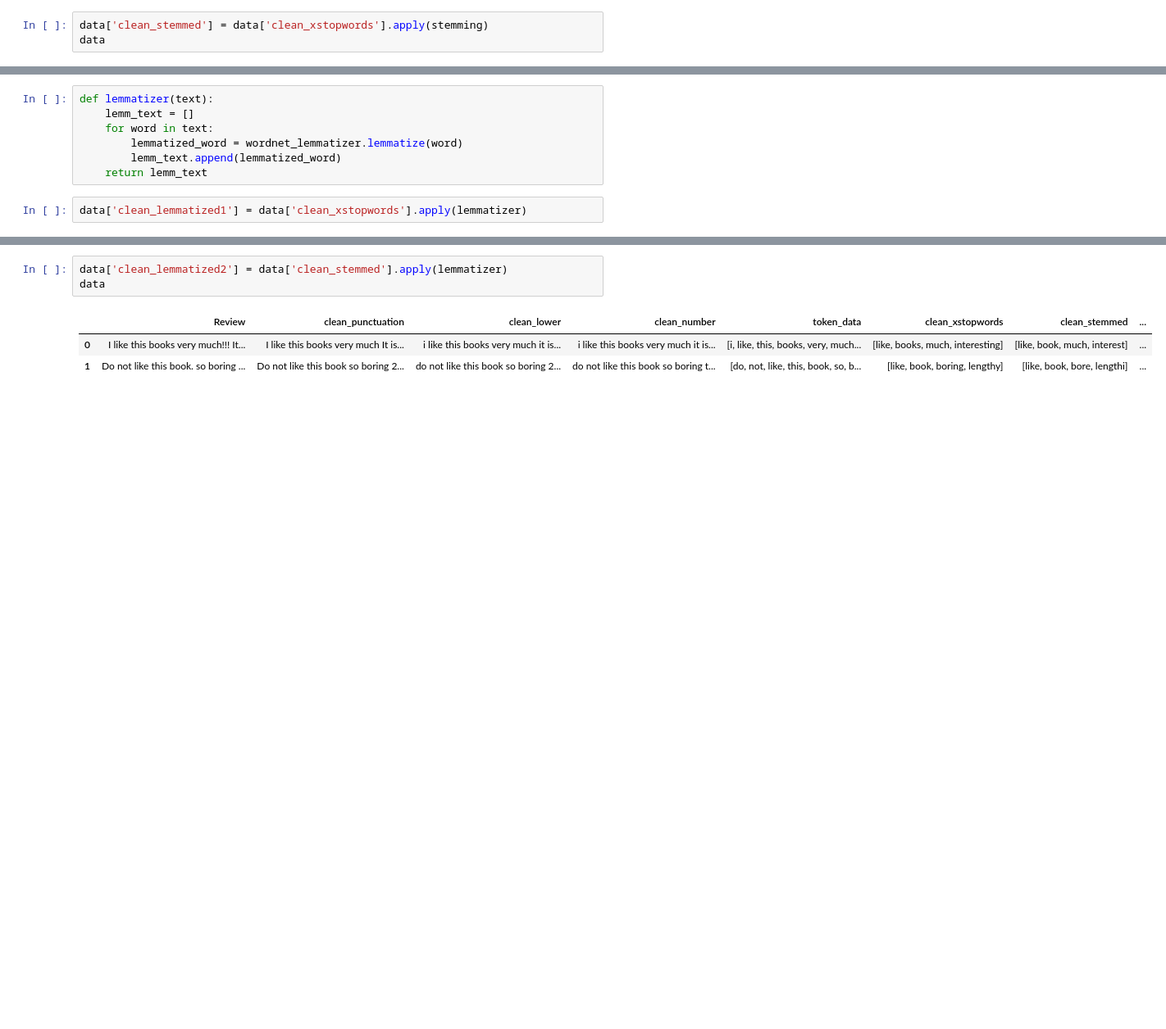
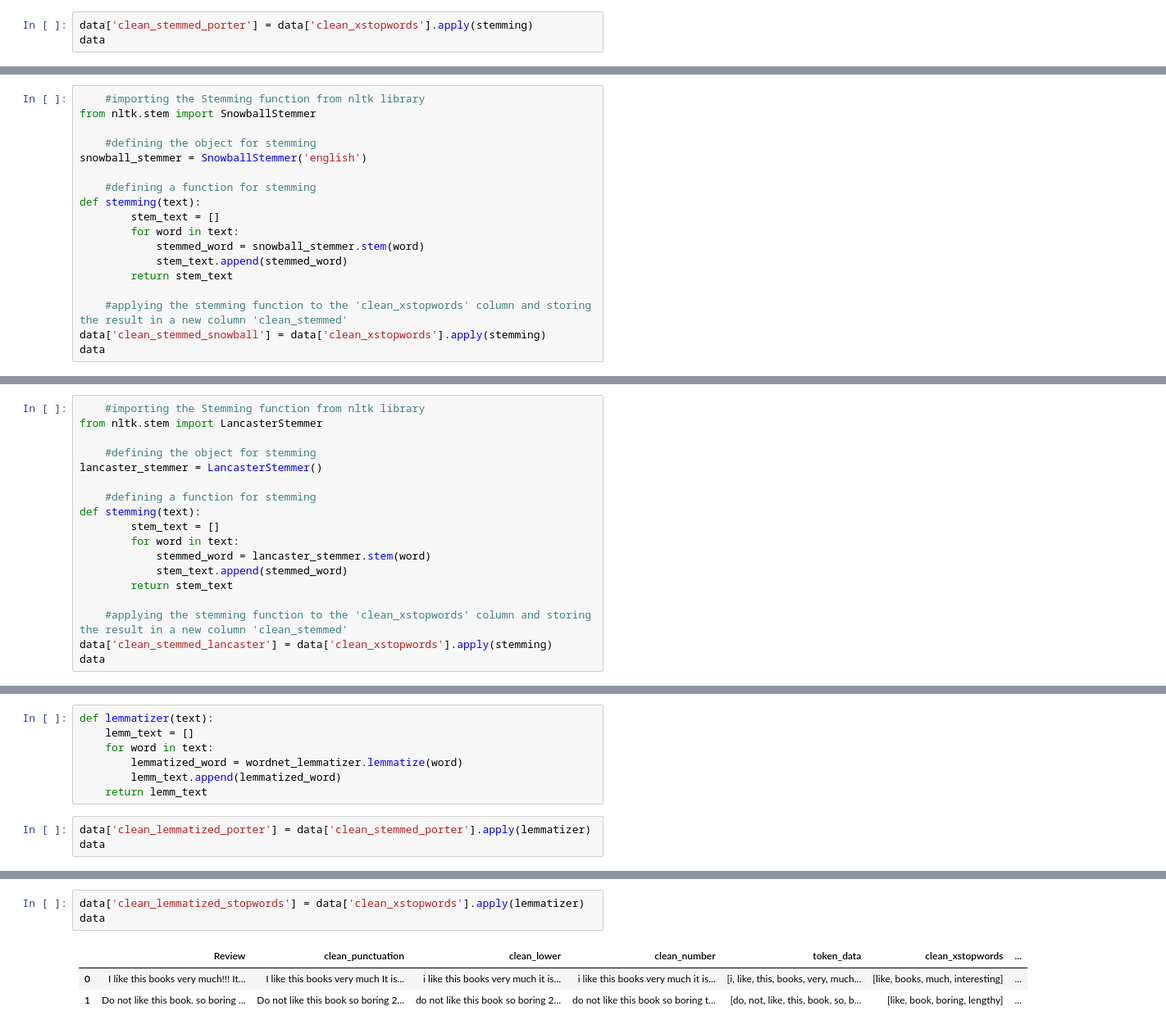
Before and after one commit to alinamnoh/Text-Analytics, a Jupyter notebook: Lab 4 Basic Text Pre-processing 20240319/Lab 4 Basic Text Pre-processing 20240319.ipynb, the cells around one changed output, grey strips where cells are left out. Shown at 82% size. Drawn from its saved outputs; the diff is of its cells as text; blank space fills up the shorter version.

```diff
--- a/Lab 4 Basic Text Pre-processing 20240319/Lab 4 Basic Text Pre-processing 20240319.ipynb
+++ b/Lab 4 Basic Text Pre-processing 20240319/Lab 4 Basic Text Pre-processing 20240319.ipynb
@@ -125,6 +125,6 @@ def stemming(text):
         stem_text.append(stemmed_word)
     return stem_text
 # %%
-data['clean_stemmed'] = data['clean_xstopwords'].apply(stemming)
+data['clean_stemmed_porter'] = data['clean_xstopwords'].apply(stemming)
 data
 # %% [output]
@@ -133,0 +134,18 @@ data
+# %%
+    #importing the Stemming function from nltk library
+from nltk.stem import SnowballStemmer
+
+    #defining the object for stemming
+snowball_stemmer = SnowballStemmer('english')
+
+    #defining a function for stemming
+def stemming(text):
+        stem_text = []
+        for word in text:
+            stemmed_word = snowball_stemmer.stem(word)
+            stem_text.append(stemmed_word)
+        return stem_text
+
+    #applying the stemming function to the 'clean_xstopwords' column and storing the result in a new column 'clean_stemmed'
+data['clean_stemmed_snowball'] = data['clean_xstopwords'].apply(stemming)
+data
@@ -133,0 +156,18 @@ data
+# %%
+    #importing the Stemming function from nltk library
+from nltk.stem import LancasterStemmer
+
+    #defining the object for stemming
+lancaster_stemmer = LancasterStemmer()
+
+    #defining a function for stemming
+def stemming(text):
+        stem_text = []
+        for word in text:
+            stemmed_word = lancaster_stemmer.stem(word)
+            stem_text.append(stemmed_word)
+        return stem_text
+
+    #applying the stemming function to the 'clean_xstopwords' column and storing the result in a new column 'clean_stemmed'
+data['clean_stemmed_lancaster'] = data['clean_xstopwords'].apply(stemming)
+data
@@ -151,4 +196,5 @@ def lemmatizer(text):
         lemm_text.append(lemmatized_word)
     return lemm_text
 # %%
-data['clean_lemmatized1'] = data['clean_xstopwords'].apply(lemmatizer)
+data['clean_lemmatized_porter'] = data['clean_stemmed_porter'].apply(lemmatizer)
+data
@@ -155,7 +205,7 @@ data['clean_lemmatized1'] = data['clean_xstopwords'].apply(lemmatizer)
 # %%
-data['clean_lemmatized2'] = data['clean_stemmed'].apply(lemmatizer)
+data['clean_lemmatized_stopwords'] = data['clean_xstopwords'].apply(lemmatizer)
 data
 # %% [output]
-|  | Review | clean_punctuation | clean_lower | clean_number | token_data | clean_xstopwords | clean_stemmed | ... |
-| 0 | I like this books very much!!! It... | I like this books very much It is... | i like this books very much it is... | i like this books very much it is... | [i, like, this, books, very, much... | [like, books, much, interesting] | [like, book, much, interest] | ... |
-| 1 | Do not like this book. so boring ... | Do not like this book so boring 2... | do not like this book so boring 2... | do not like this book so boring t... | [do, not, like, this, book, so, b... | [like, book, boring, lengthy] | [like, book, bore, lengthi] | ... |
+|  | Review | clean_punctuation | clean_lower | clean_number | token_data | clean_xstopwords | ... |
+| 0 | I like this books very much!!! It... | I like this books very much It is... | i like this books very much it is... | i like this books very much it is... | [i, like, this, books, very, much... | [like, books, much, interesting] | ... |
+| 1 | Do not like this book. so boring ... | Do not like this book so boring 2... | do not like this book so boring 2... | do not like this book so boring t... | [do, not, like, this, book, so, b... | [like, book, boring, lengthy] | ... |
```
Also changed, not shown: parts of 7 cells of this notebook.
